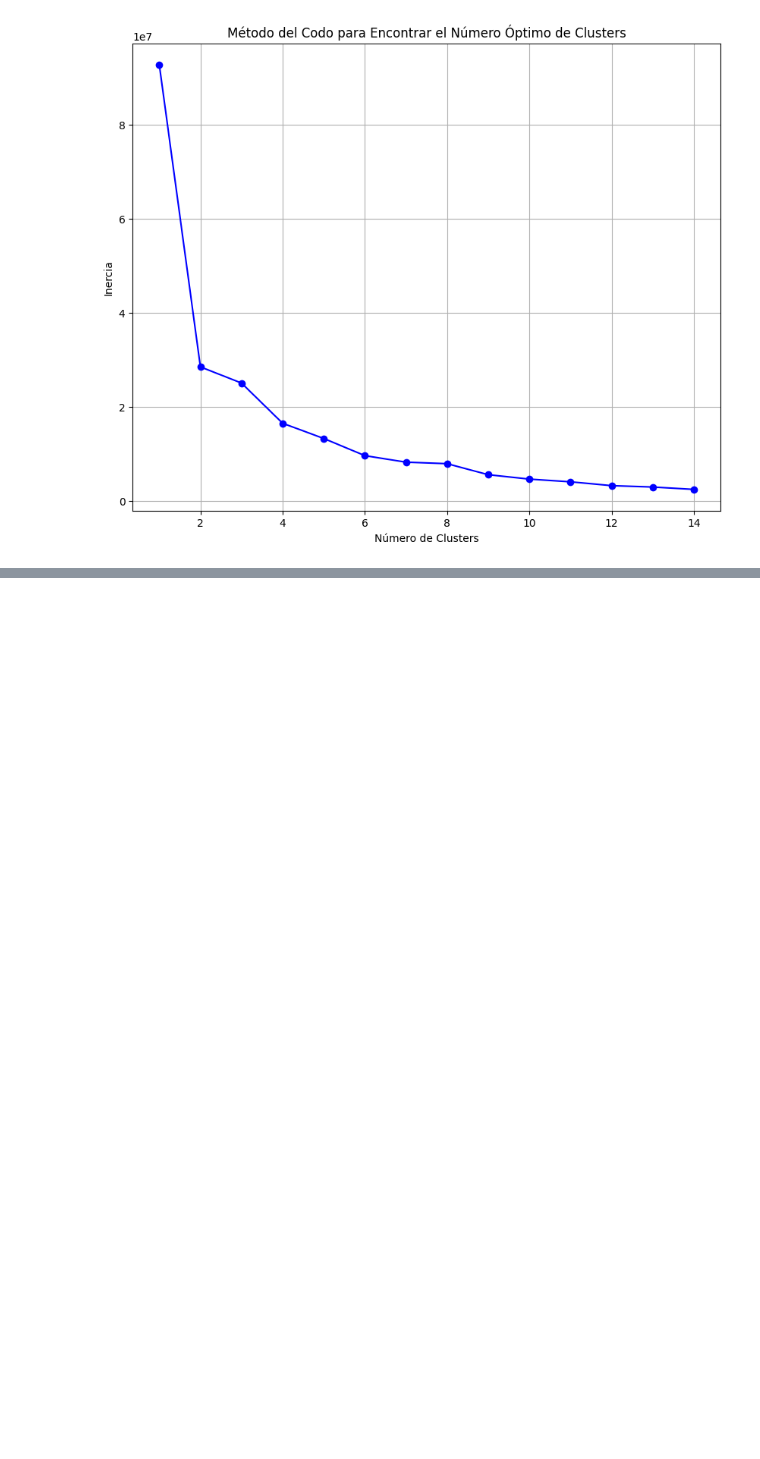
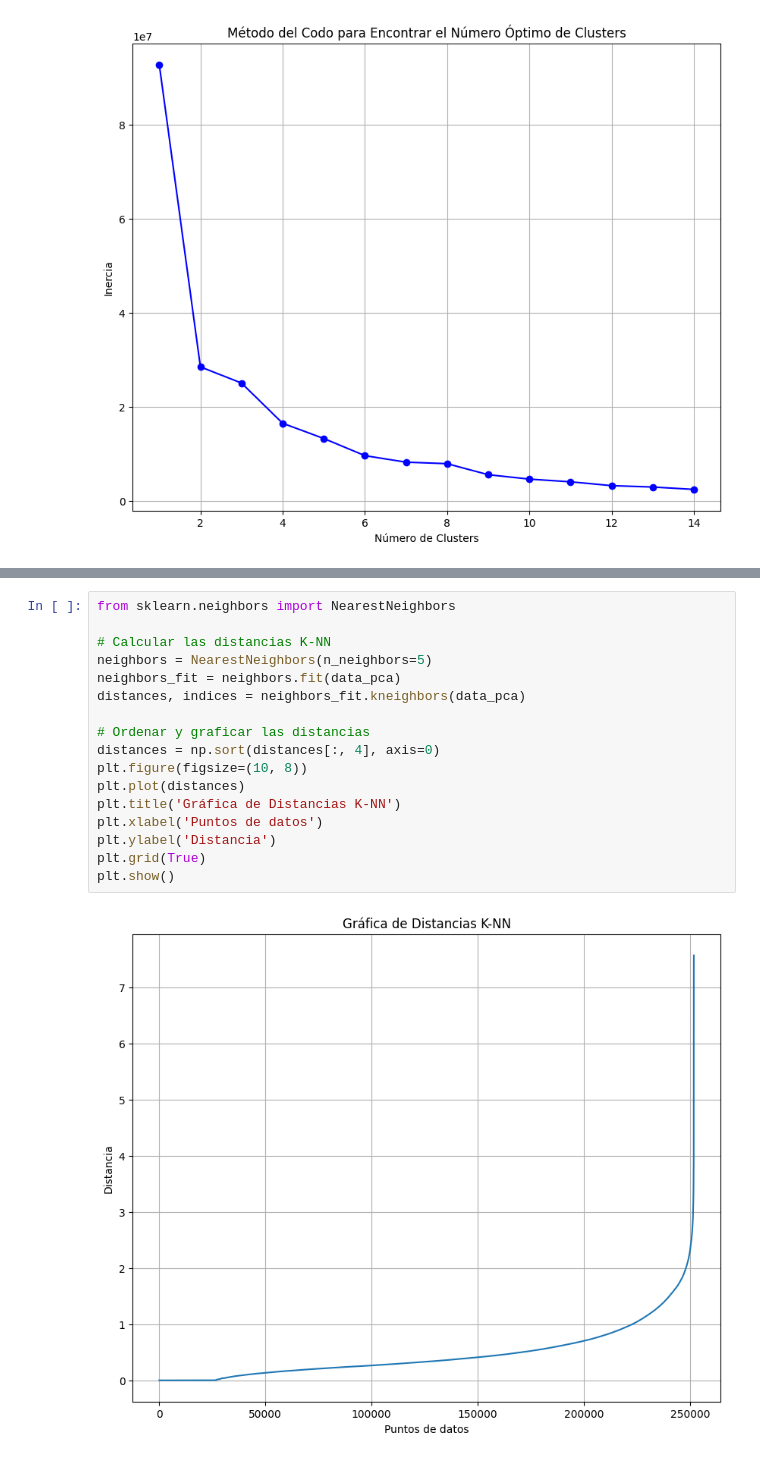
Before and after one commit to grigorow1974/Proyecto_Final, a Jupyter notebook: src/8.Cluster_Analisis.ipynb, the cells around one changed output, grey strips where cells are left out. Cells and saved outputs as stored; diff of their text form; blank space fills up the shorter version.

```diff
--- a/src/8.Cluster_Analisis.ipynb
+++ b/src/8.Cluster_Analisis.ipynb
@@ -60,0 +96,19 @@ plt.show()
+# %%
+from sklearn.neighbors import NearestNeighbors
+
+# Calcular las distancias K-NN
+neighbors = NearestNeighbors(n_neighbors=5)
+neighbors_fit = neighbors.fit(data_pca)
+distances, indices = neighbors_fit.kneighbors(data_pca)
+
+# Ordenar y graficar las distancias
+distances = np.sort(distances[:, 4], axis=0)
+plt.figure(figsize=(10, 8))
+plt.plot(distances)
+plt.title('Gráfica de Distancias K-NN')
+plt.xlabel('Puntos de datos')
+plt.ylabel('Distancia')
+plt.grid(True)
+plt.show()
+# %% [output]
+[figure, added]
```
Also changed, not shown: parts of 3 cells of this notebook.
